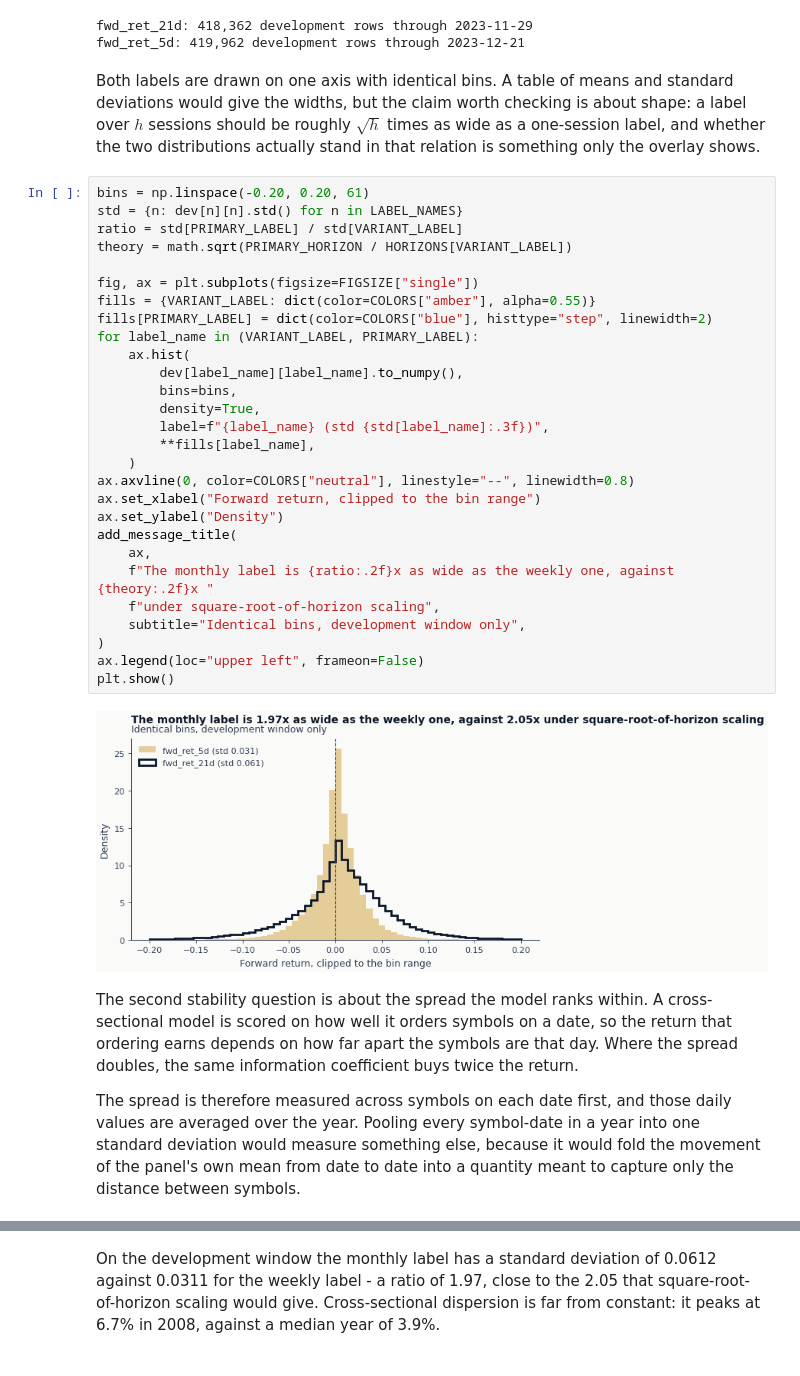
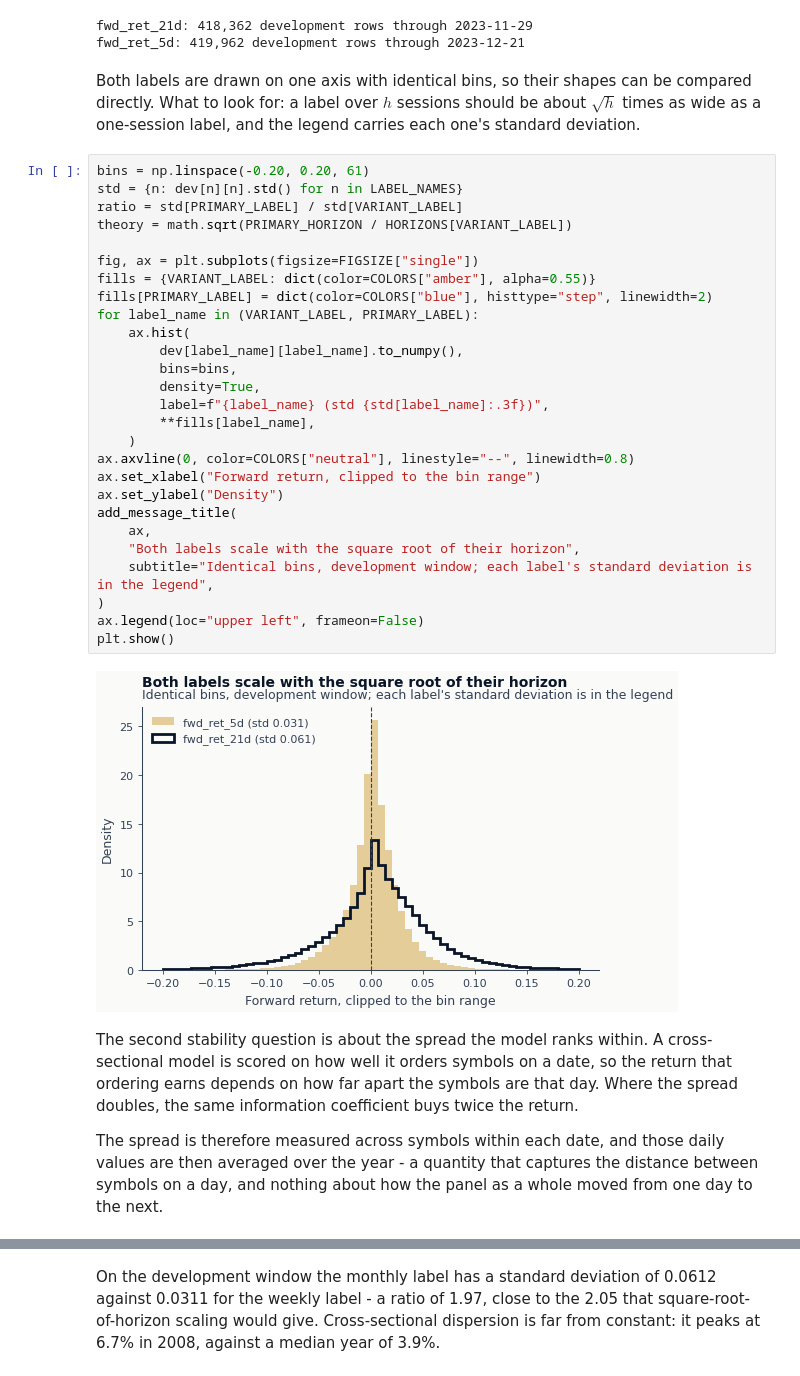
Before and after one commit to wh-nagi/machine-learning-for-trading, a Jupyter notebook: case_studies/etfs/02_labels.ipynb, the cells around one changed output, grey strips where cells are left out. Saved outputs shown, nothing was run; the diff lists cells and outputs as text.

```diff
--- a/case_studies/etfs/02_labels.ipynb
+++ b/case_studies/etfs/02_labels.ipynb
@@ -278,50 +269,47 @@ for label_name, frame in dev.items():
 fwd_ret_21d: 418,362 development rows through 2023-11-29
 fwd_ret_5d: 419,962 development rows through 2023-12-21
 # %% [markdown]
-Both labels are drawn on one axis with identical bins. A table of means and standard
-deviations would give the widths, but the claim worth checking is about shape: a label over
-$h$ sessions should be roughly $\sqrt{h}$ times as wide as a one-session label, and whether
-the two distributions actually stand in that relation is something only the overlay shows.
+Both labels are drawn on one axis with identical bins, so their shapes can be compared
+directly. What to look for: a label over $h$ sessions should be about $\sqrt{h}$ times as
+wide as a one-session label, and the legend carries each one's standard deviation.
 # %%
 bins = np.linspace(-0.20, 0.20, 61)
 std = {n: dev[n][n].std() for n in LABEL_NAMES}
 ratio = std[PRIMARY_LABEL] / std[VARIANT_LABEL]
 theory = math.sqrt(PRIMARY_HORIZON / HORIZONS[VARIANT_LABEL])
 
 fig, ax = plt.subplots(figsize=FIGSIZE["single"])
 fills = {VARIANT_LABEL: dict(color=COLORS["amber"], alpha=0.55)}
 fills[PRIMARY_LABEL] = dict(color=COLORS["blue"], histtype="step", linewidth=2)
 for label_name in (VARIANT_LABEL, PRIMARY_LABEL):
     ax.hist(
         dev[label_name][label_name].to_numpy(),
         bins=bins,
         density=True,
         label=f"{label_name} (std {std[label_name]:.3f})",
         **fills[label_name],
     )
 ax.axvline(0, color=COLORS["neutral"], linestyle="--", linewidth=0.8)
 ax.set_xlabel("Forward return, clipped to the bin range")
 ax.set_ylabel("Density")
 add_message_title(
     ax,
-    f"The monthly label is {ratio:.2f}x as wide as the weekly one, against {theory:.2f}x "
-    f"under square-root-of-horizon scaling",
-    subtitle="Identical bins, development window only",
+    "Both labels scale with the square root of their horizon",
+    subtitle="Identical bins, development window; each label's standard deviation is in the legend",
 )
 ax.legend(loc="upper left", frameon=False)
 plt.show()
 # %% [output]
-[figure, old version]
+[figure, new version]
 # %% [markdown]
 The second stability question is about the spread the model ranks within. A cross-sectional
 model is scored on how well it orders symbols on a date, so the return that ordering earns
 depends on how far apart the symbols are that day. Where the spread doubles, the same
 information coefficient buys twice the return.
 
-The spread is therefore measured across symbols on each date first, and those daily values
-are averaged over the year. Pooling every symbol-date in a year into one standard deviation
-would measure something else, because it would fold the movement of the panel's own mean
-from date to date into a quantity meant to capture only the distance between symbols.
+The spread is therefore measured across symbols within each date, and those daily values are
+then averaged over the year - a quantity that captures the distance between symbols on a
+day, and nothing about how the panel as a whole moved from one day to the next.
 # %%
 daily_dispersion = (
     dev[PRIMARY_LABEL]
```
Also changed, not shown: parts of 12 cells of this notebook, 1 other file.
